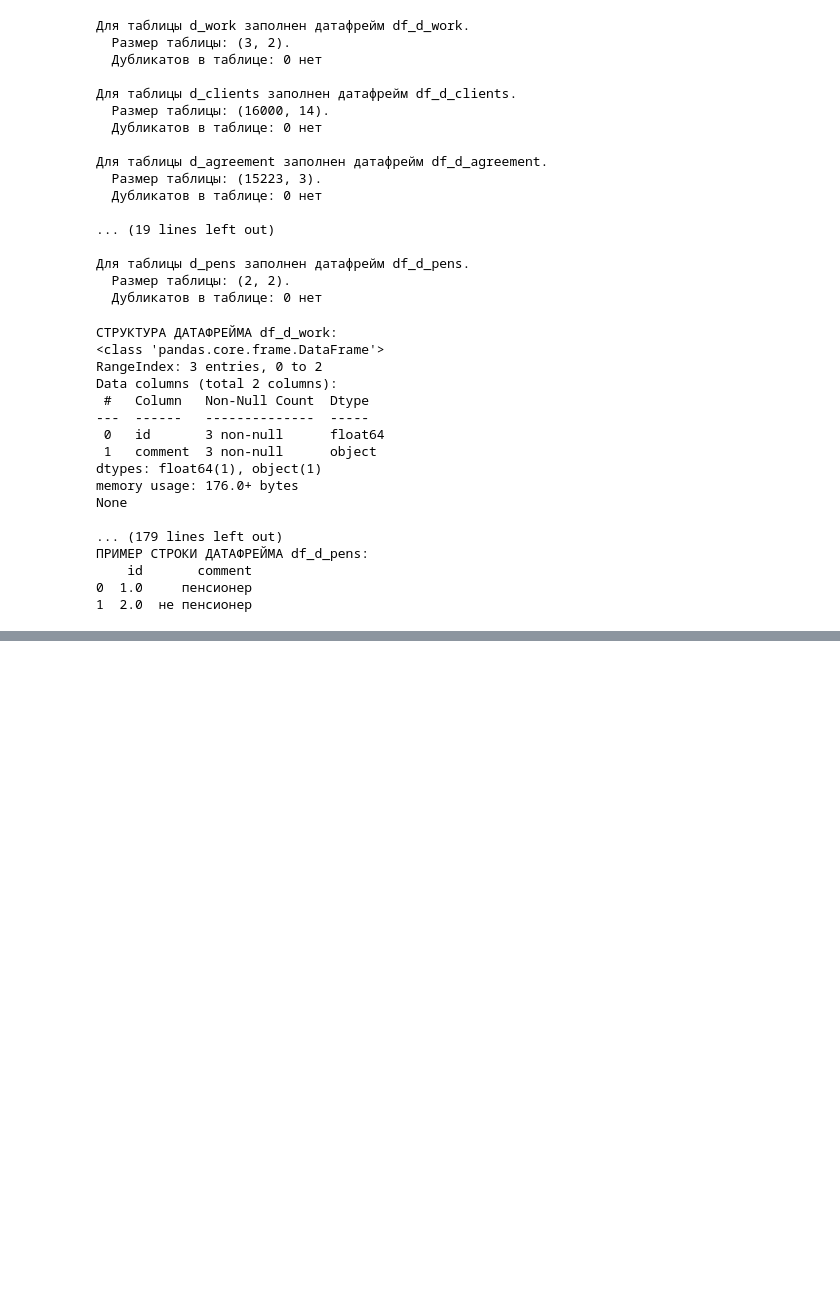
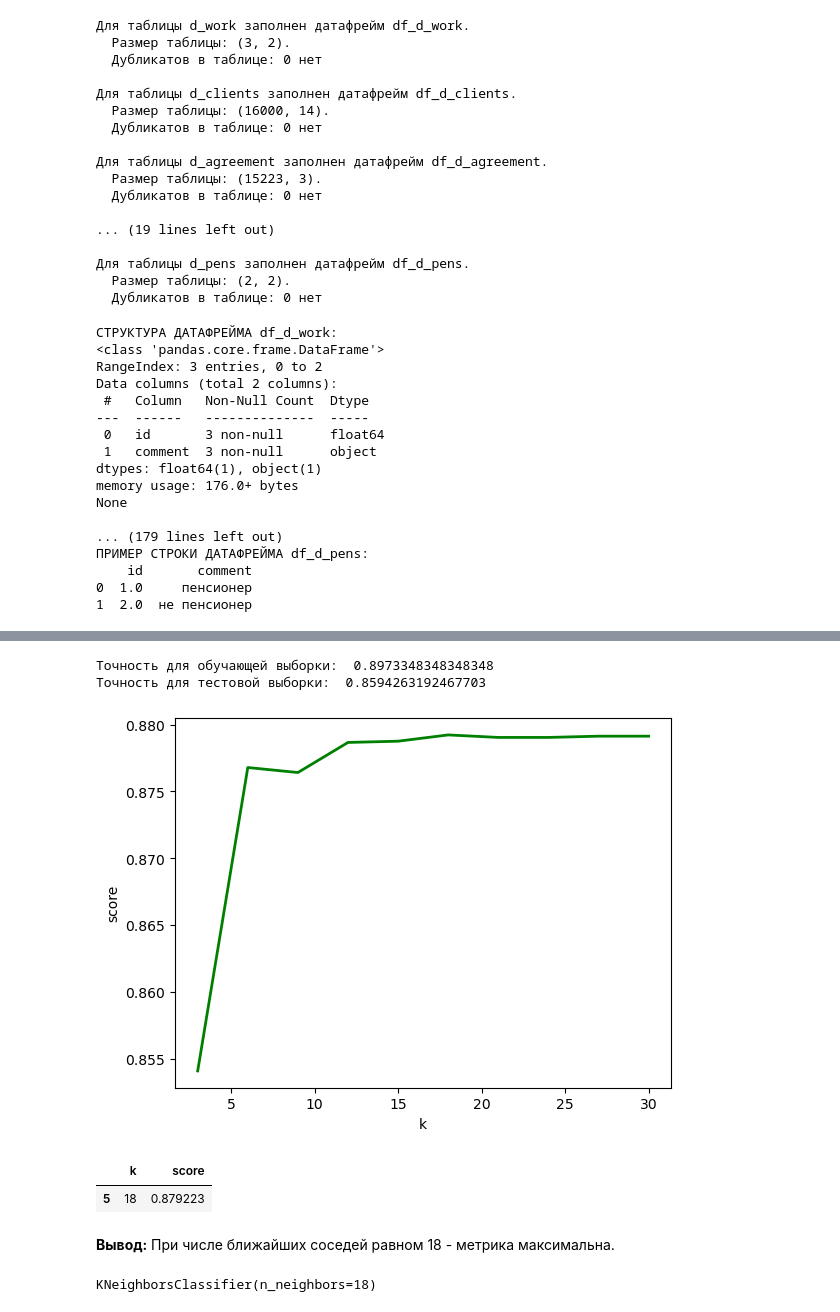
Before and after one commit to ArgentovS/MachineLeaning, a Jupyter notebook: module_6/homework.ipynb, the cells around one changed output, grey strips where cells are left out. Saved outputs shown, nothing was run; the diff lists cells and outputs as text; code cells hidden in the pictures; blank space fills up the shorter version.

```diff
--- a/module_6/homework.ipynb
+++ b/module_6/homework.ipynb
@@ -249,0 +418,6 @@ None
+# %%
+# Нормализуем данные
+norm_columns = df_code[df_code.columns[df_code.columns != 'TARGET']].columns
+df_code_normal = df_code.copy()
+df_code_normal[norm_columns] = preprocessing.normalize(df_code_normal[norm_columns], norm='l2')
+df_code_normal.head(3)
@@ -250,3 +430,52 @@ None
+# %%
+# раздедлите на обучающую и тестовую выборки
+
+# Ваш код здесь
+train, test = train_test_split(df_code_normal, train_size=0.7, random_state=3)
+x_train = train.drop(['TARGET'], axis=1)
+y_train = train['TARGET']
+x_test = test.drop(['TARGET'], axis=1)
+y_test = test['TARGET']
+# %%
+# обучите модель методом ближайших соседей
+
+# Ваш код здесь
+knn = KNeighborsClassifier(n_neighbors=3)
+knn.fit(x_train, y_train)
+print('Точность для обучающей выборки: ', knn.score (x_train, y_train))
+print('Точность для тестовой выборки: ', knn.score (x_test, y_test))
+# %% [output]
+Точность для обучающей выборки:  0.8973348348348348
+Точность для тестовой выборки:  0.8594263192467703
+# %%
+# Подберём оптимальное количество ближайших соседей
+score_list = []
+loo = LeaveOneOut()
+for k in range(3, 33, 3):
+    model_knn = KNeighborsClassifier(n_neighbors=k)
+    scores = cross_val_score(model_knn, x_train, y_train, scoring='accuracy', n_jobs=-1)
+    score_list.append([k, scores.mean()])
+score_df = pd.DataFrame(score_list, columns=['k', 'score'])
+plt.plot(score_df['k'], score_df['score'], linewidth=2, color='g')
+plt.xlabel('k')
+plt.ylabel('score')
+plt.show()
+# %% [output]
+[figure, added]
+# %%
+# максимальное значение метрики
+score_df[score_df['score'] == score_df['score'].max()]
+# %% [output]
+|  | k | score |
+| 5 | 18 | 0.879223 |
+# %% [markdown]
+**Вывод:** При числе ближайших соседей равном 18 - метрика максимальна.
+# %%
+# обучаем модель с подобранным числоом ближайши соседей
+knn = KNeighborsClassifier(n_neighbors=18)
+knn.fit(x_train, y_train)
+# %% [output]
+KNeighborsClassifier(n_neighbors=18)
 # %%
 # проверьте качество модели с помощью F-мера
 
```
Also changed, not shown: parts of 21 cells of this notebook, 2 other files.
